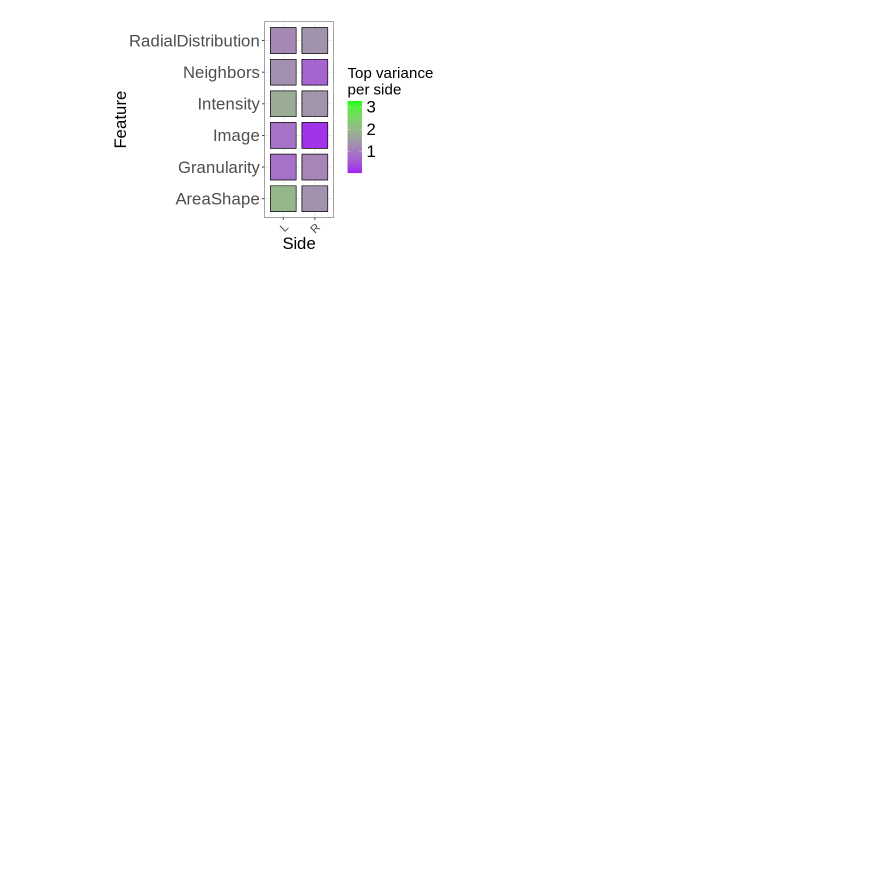
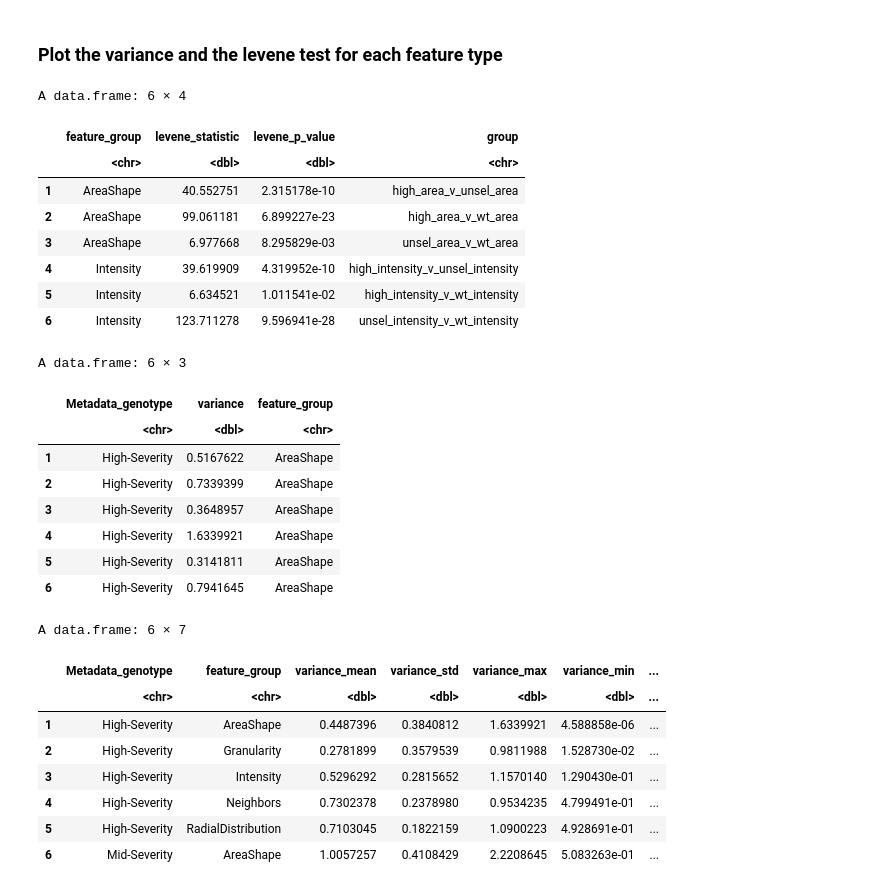
Before and after one commit to MikeLippincott/Nichols_Lab_Collaboration, a Jupyter notebook: 6.analyze_features/notebooks/3.plot_features.ipynb, the cells around one changed output. Drawn from its saved outputs; the diff is of its cells as text; code cells hidden in the pictures; blank space fills up the shorter version.

Commit message:
update plots and supplemental tables

```diff
--- a/6.analyze_features/notebooks/3.plot_features.ipynb
+++ b/6.analyze_features/notebooks/3.plot_features.ipynb
@@ -254,32 +0,0 @@ ggsave(file="top_variance_per_genotype_and_side.png", plot=coef_gg, path= file.p
-# %%
-width <- 8
-height <- 4
-options(repr.plot.width=width, repr.plot.height=height)
-
-coef_gg <- (
-        ggplot(variance_df, aes(x = Metadata_side, y = feature_group))
-        + geom_point(aes(fill = abs(variance)), pch = 22, size = 16)
-        # + facet_wrap("~compartment", ncol = 3)
-        + theme_bw()
-        + scale_fill_continuous(
-            name="Top variance \nper side",
-            low = "purple",
-            high = "green",
-        )
-        + xlab("Side")
-        + ylab("Feature")
-
-        + figure_theme
-        + theme(
-            axis.text.x = element_text(angle = 45, hjust = 1, size = 14),
-        )
-        # rotate x axis labels
-        + theme(axis.text.x = element_text(angle = 45, hjust = 1))
-        + theme(plot.title = element_text(hjust = 0.5))
-        + ggplot2::coord_fixed()
-        )
-coef_gg
-# save the plot
-ggsave(file="top_variance_per_side.png", plot=coef_gg, path= file.path("..","figures"), dpi=600, width=width, height=height, units="in", limitsize = FALSE)
-# %% [output]
-[figure, removed]
@@ -285,0 +12,43 @@ ggsave(file="top_variance_per_side.png", plot=coef_gg, path= file.path("..","fig
+# %% [markdown]
+### Plot the variance and the levene test for each feature type
+# %%
+# set path to read the data
+output_var_stats_path <- file.path("..","..","data","6.analysis_results","variance_results_feature_types_stats.csv")
+output_var_path <- file.path("..","..","data","6.analysis_results","variance_results_feature_types.csv")
+output_levene_path <- file.path("..","..","data","6.analysis_results","levene_test_results_feature_types.csv")
+
+# read the data
+variance_stats_df <- read.csv(output_var_stats_path)
+variance_df <- read.csv(output_var_path)
+levene_df <- read.csv(output_levene_path)
+head(levene_df)
+head(variance_df)
+head(variance_stats_df)
+# %% [output]
+A data.frame: 6 × 4
+|  | feature_group | levene_statistic | levene_p_value | group |
+|  | <chr> | <dbl> | <dbl> | <chr> |
+| 1 | AreaShape | 40.552751 | 2.315178e-10 | high_area_v_unsel_area |
+| 2 | AreaShape | 99.061181 | 6.899227e-23 | high_area_v_wt_area |
+| 3 | AreaShape | 6.977668 | 8.295829e-03 | unsel_area_v_wt_area |
+| 4 | Intensity | 39.619909 | 4.319952e-10 | high_intensity_v_unsel_intensity |
+| 5 | Intensity | 6.634521 | 1.011541e-02 | high_intensity_v_wt_intensity |
+| 6 | Intensity | 123.711278 | 9.596941e-28 | unsel_intensity_v_wt_intensity |
+A data.frame: 6 × 3
+|  | Metadata_genotype | variance | feature_group |
+|  | <chr> | <dbl> | <chr> |
+| 1 | High-Severity | 0.5167622 | AreaShape |
+| 2 | High-Severity | 0.7339399 | AreaShape |
+| 3 | High-Severity | 0.3648957 | AreaShape |
+| 4 | High-Severity | 1.6339921 | AreaShape |
+| 5 | High-Severity | 0.3141811 | AreaShape |
+| 6 | High-Severity | 0.7941645 | AreaShape |
+A data.frame: 6 × 7
+|  | Metadata_genotype | feature_group | variance_mean | variance_std | variance_max | variance_min | ... |
+|  | <chr> | <chr> | <dbl> | <dbl> | <dbl> | <dbl> | ... |
+| 1 | High-Severity | AreaShape | 0.4487396 | 0.3840812 | 1.6339921 | 4.588858e-06 | ... |
+| 2 | High-Severity | Granularity | 0.2781899 | 0.3579539 | 0.9811988 | 1.528730e-02 | ... |
+| 3 | High-Severity | Intensity | 0.5296292 | 0.2815652 | 1.1570140 | 1.290430e-01 | ... |
+| 4 | High-Severity | Neighbors | 0.7302378 | 0.2378980 | 0.9534235 | 4.799491e-01 | ... |
+| 5 | High-Severity | RadialDistribution | 0.7103045 | 0.1822159 | 1.0900223 | 4.928691e-01 | ... |
+| 6 | Mid-Severity | AreaShape | 1.0057257 | 0.4108429 | 2.2208645 | 5.083263e-01 | ... |
```
Also changed, not shown: parts of 34 cells of this notebook, 8 other files.
